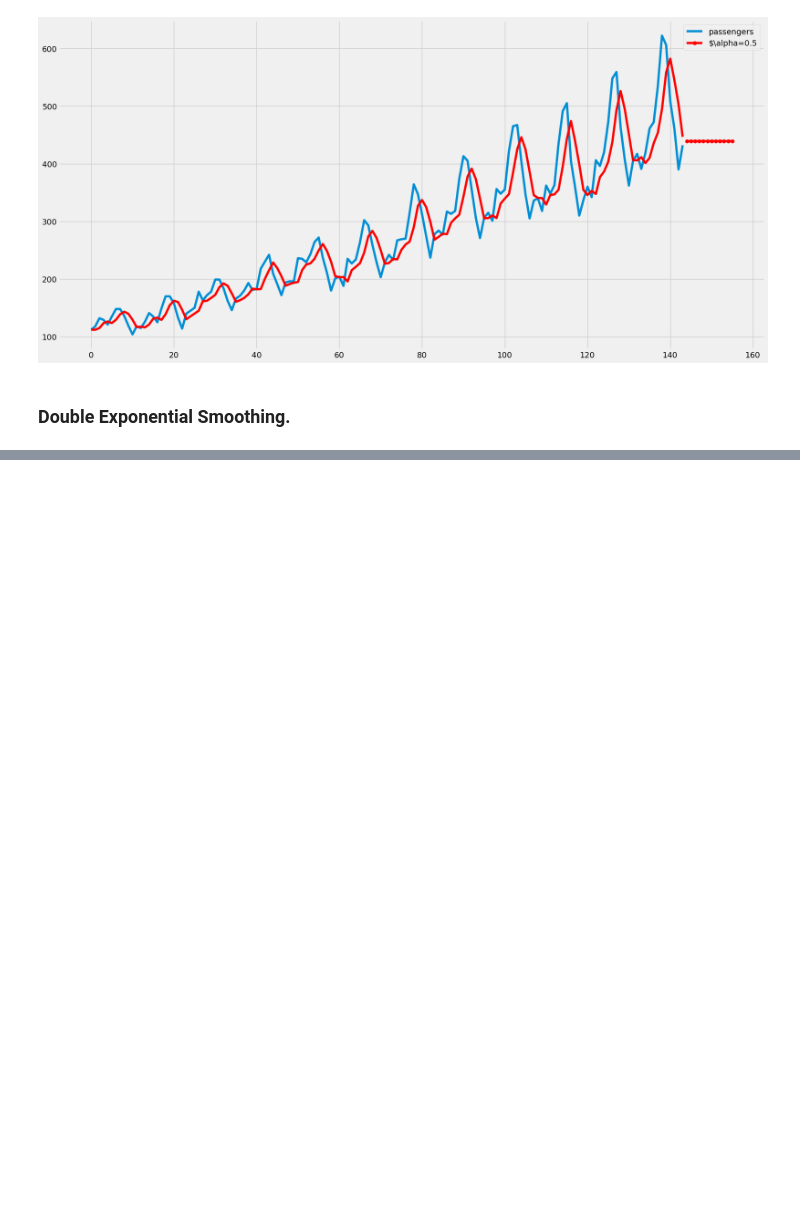
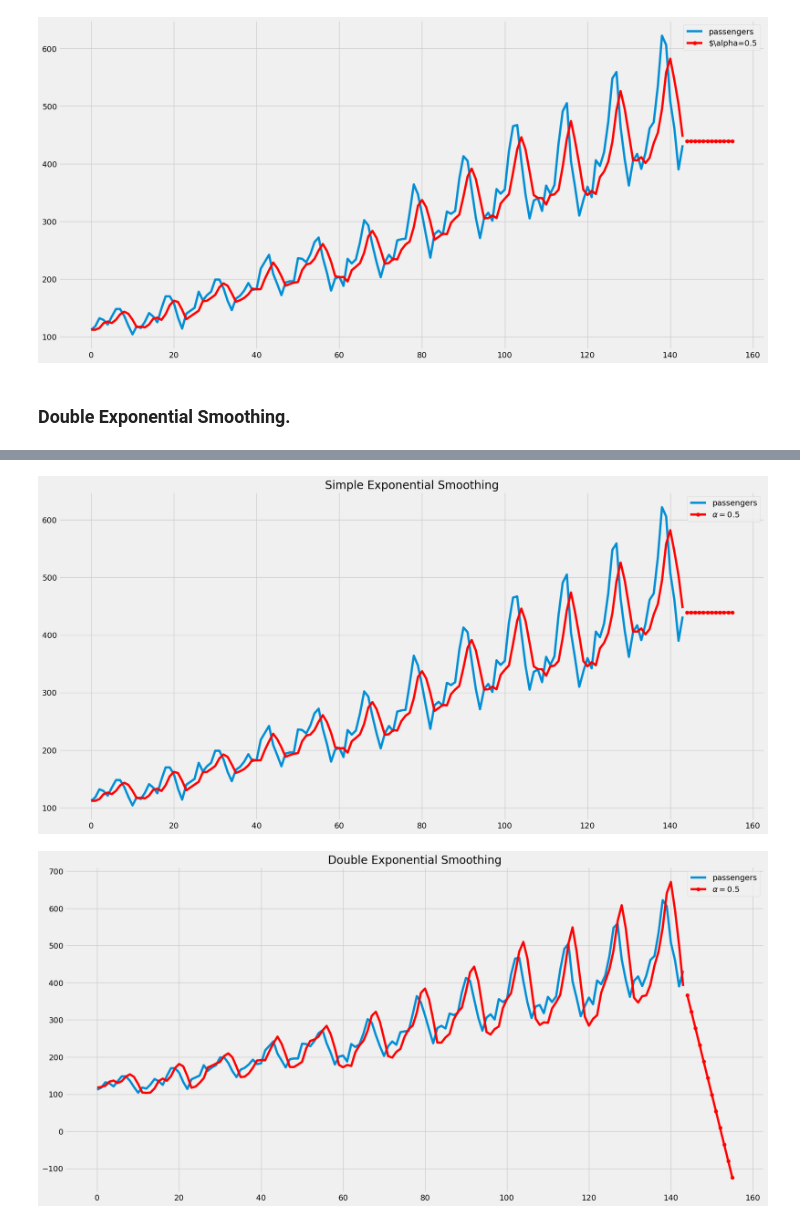
Before and after one commit to bachaudhry/time_series, a Jupyter notebook: ts_with_k/02_Smoothing_Methods.ipynb, the cells around one changed output, grey strips where cells are left out. Drawn from its saved outputs; the diff is of its cells as text; code cells hidden in the pictures; blank space fills up the shorter version.

Commit message:
Additional exponential smoothing components

```diff
--- a/ts_with_k/02_Smoothing_Methods.ipynb
+++ b/ts_with_k/02_Smoothing_Methods.ipynb
@@ -89,0 +96,22 @@ plt.show()
+# %%
+alpha = 0.5
+# Simple Exponential Smoothing for reference
+df.plot.line()
+fit1 = SimpleExpSmoothing(df).fit(smoothing_level=alpha, optimized=False)
+fcast1 = fit1.forecast(12).rename(r'$\alpha=0.5$')
+fcast1.plot(marker='o', color='red', legend=True)
+fit1.fittedvalues.plot(color='red')
+plt.title('Simple Exponential Smoothing')
+plt.show()
+
+# Double Exponential Smoothing
+df.plot.line()
+fit2 = Holt(df).fit(smoothing_level=0.5, smoothing_slope=0.5, optimized=False)
+fcast2 = fit2.forecast(12).rename(r'$\alpha=0.5$')
+fcast2.plot(marker='o', color='red', legend=True)
+fit2.fittedvalues.plot(color='red')
+plt.title('Double Exponential Smoothing')
+plt.show();
+# %% [output]
+[figure, added]
+[figure, added]
```
Also changed, not shown: parts of 6 cells of this notebook.
